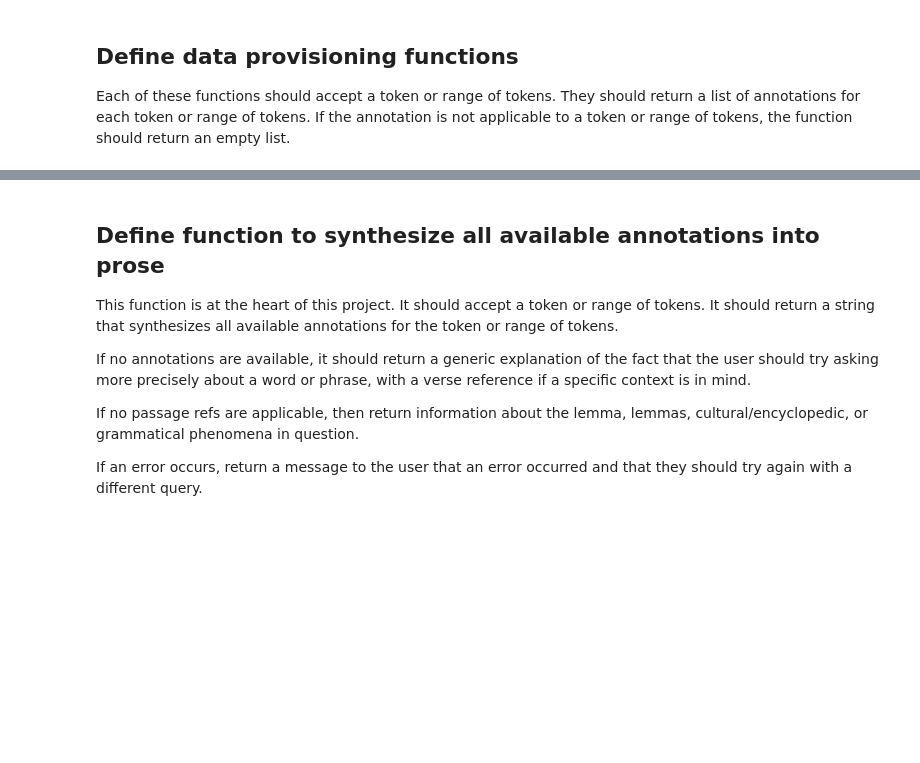
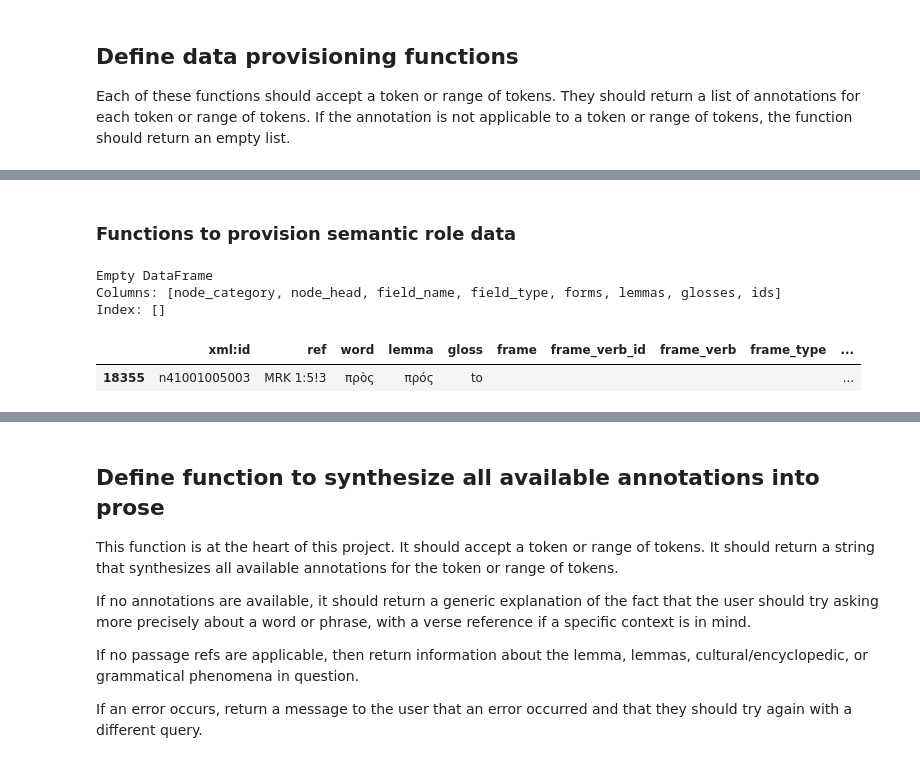
Before and after one commit to ryderwishart/biblical-machine-learning, a Jupyter notebook: gpt-inferences/prompt-expansion.ipynb, the cells around one changed output, grey strips where cells are left out. Drawn from its saved outputs; the diff is of its cells as text; code cells hidden in the pictures; blank space fills up the shorter version.

```diff
--- a/gpt-inferences/prompt-expansion.ipynb
+++ b/gpt-inferences/prompt-expansion.ipynb
@@ -179,3 +233,36 @@ print(expanded_speaker_data.iloc[0].to_dict())
+# %%
+# Read roles.json and load it into a Python object
+with open("roles.json", "r") as f:
+    data = json.load(f)
+
+def extract_data(node):
+    node_data = {
+        "node_category": node["node_category"],
+        "node_head": node["node_head"],
+        "field_name": node["field_name"],
+        "field_type": node["field_type"],
+        "forms": [],
+        "lemmas": [],
+        "glosses": [],
+        "ids": []
+    }
+
+    for word_data in node["words"].values():
+        node_data["forms"].append(word_data["word"])
+        node_data["lemmas"].append(word_data["lemma"])
+        node_data["glosses"].append(word_data["gloss"])
+        node_data["ids"].append(word_data["word_identifier"])
+
+    return node_data
+
+processed_data = [extract_data(node) for node in data]
+
+semantic_role_wordings_lookup = pd.DataFrame(processed_data)
+
+# for i in range(0, len(semantic_role_wordings_lookup)):
+#     for j in semantic_role_wordings_lookup.iloc[i]['ids']:
+#         if j.startswith('n5700102000'):
+#             print(semantic_role_wordings_lookup.iloc[i].to_dict())
 # %% [markdown]
 # Prompt expansion
 # %%
@@ -573,0 +1081,17 @@ mg.head()
+# %% [markdown]
+### Functions to provision semantic role data
+# %%
+semantic_role_wordings_lookup.head()
+
+# find row that contains 'n57001020001' in 'ids' column. Note that 'ids' is an array of strings
+print(semantic_role_wordings_lookup[semantic_role_wordings_lookup['ids'].apply(lambda x: 'n41001005003' in x)])
+semantic_role_data[semantic_role_data['xml:id'] == 'n41001005003']
+# semantic_role_data.loc[semantic_role_data['xml:id'].apply(lambda x: 'n40003014' in x)]
+# semantic_role_wordings_lookup[semantic_role_wordings_lookup['ids'].apply(lambda x: 'n41001005003' in x)].iloc[0].to_dict()
+# NOTE: id n40003014006 is apparently an error in the data that I just happened to be looking at.
+# %% [output]
+Empty DataFrame
+Columns: [node_category, node_head, field_name, field_type, forms, lemmas, glosses, ids]
+Index: []
+|  | xml:id | ref | word | lemma | gloss | frame | frame_verb_id | frame_verb | frame_type | ... |
+| 18355 | n41001005003 | MRK 1:5!3 | πρὸς | πρός | to |  |  |  |  | ... |
```
Also changed, not shown: parts of 34 cells of this notebook.
